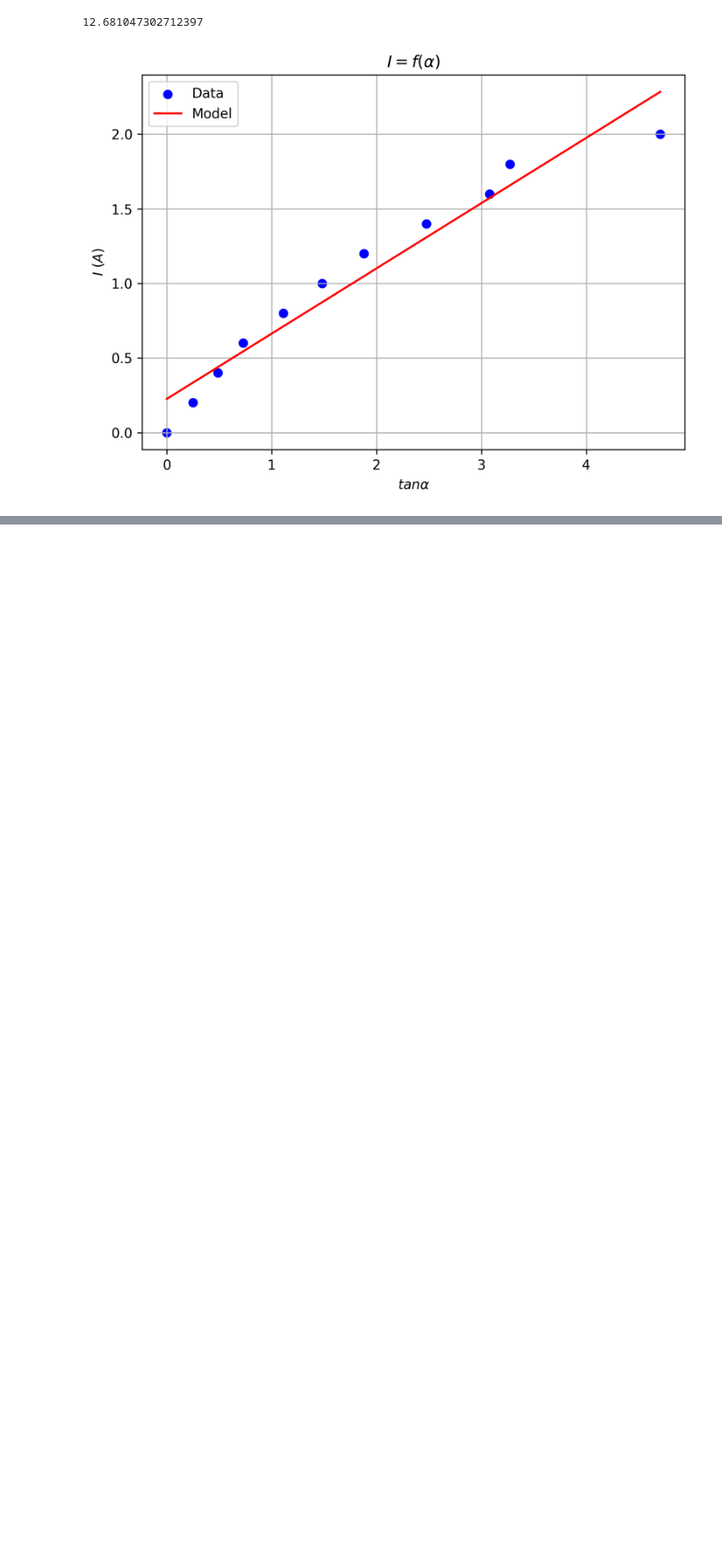
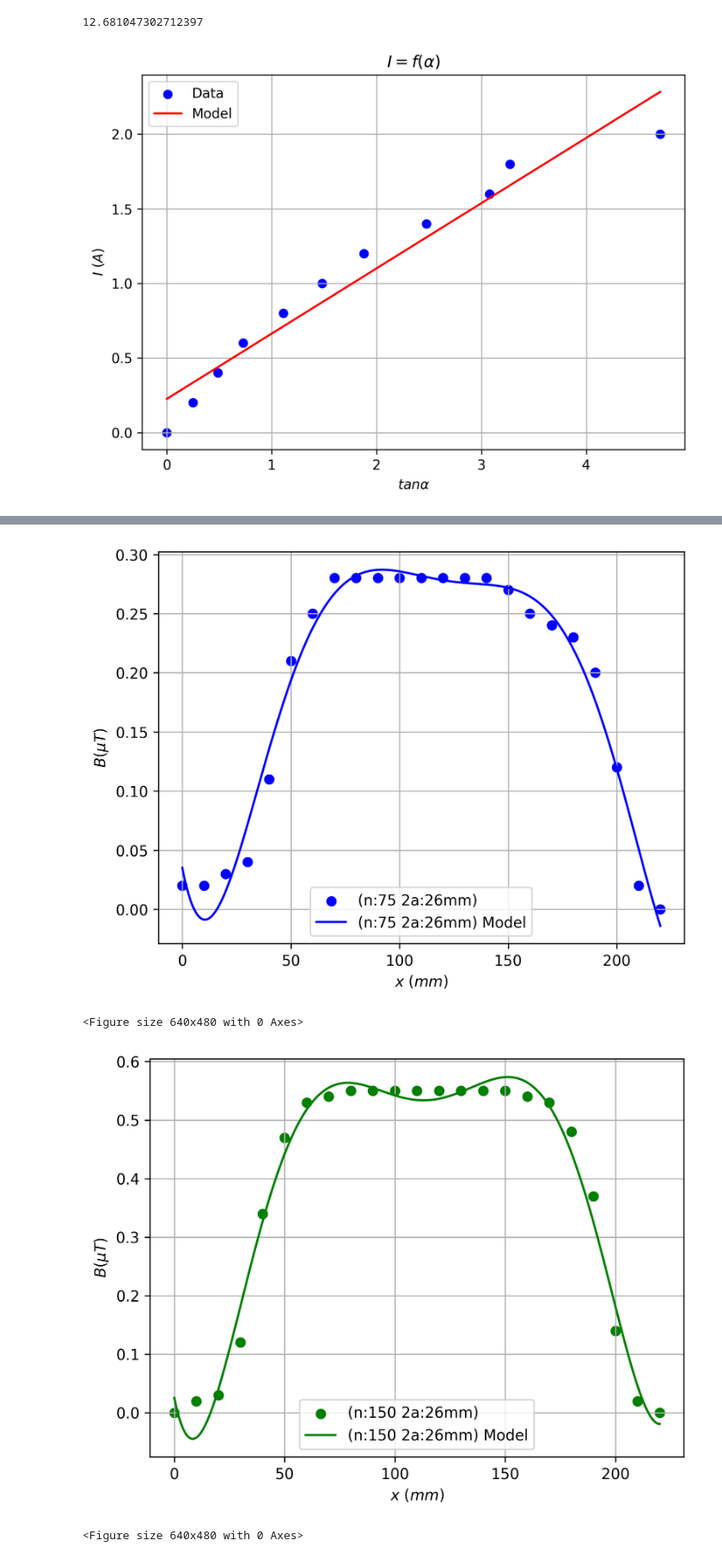
Before and after one commit to ibeuler/LAB-Reports, a Jupyter notebook: 4th_Experiment_INVESTIGATION_OF_THE_MAGNETIC_FEILD_OF_A_SOLENOID/Calculations.ipynb, the cells around one changed output, grey strips where cells are left out. Shown at 86% size. Saved outputs shown, nothing was run; the diff lists cells and outputs as text; code cells hidden in the pictures; blank space fills up the shorter version.

Commit message:
figures added

```diff
--- a/4th_Experiment_INVESTIGATION_OF_THE_MAGNETIC_FEILD_OF_A_SOLENOID/Calculations.ipynb
+++ b/4th_Experiment_INVESTIGATION_OF_THE_MAGNETIC_FEILD_OF_A_SOLENOID/Calculations.ipynb
@@ -72,3 +89,6 @@ plt.savefig(fig_path+"current_vs_tan_alpha.jpg")
 plt.show()
 # %% [output]
 [figure]
+# %%
+for i in inside_feild_data.columns:
+    print(i)
@@ -74,0 +102,4 @@ plt.show()
+# %%
+for column_name in inside_feild_data.columns:
+    if column_name != "x (mm)":
+        print(i)
@@ -74,0 +112,35 @@ plt.show()
+# %%
+Degree = 6
+X_mm = inside_feild_data["x (mm)"].to_numpy().reshape(-1,1)
+poly_features = PolynomialFeatures(degree=Degree)
+X_poly = poly_features.fit_transform(X_mm)
+colors = itertools.cycle(['b', 'g', 'r', 'c', 'm', 'y', 'k'])
+
+
+for column_name in inside_feild_data.columns:
+    if column_name != "x (mm)":
+        plt.figure(dpi=300)
+        color = next(colors)
+
+        y = inside_feild_data[column_name]
+        model = LinearRegression()
+        model.fit(X_poly, y)
+        line_space = np.linspace(min(X_mm), max(X_mm),1000).reshape(-1,1)
+        poly_line_space = poly_features.fit_transform(line_space)
+        prediction = model.predict(poly_line_space)
+
+        plt.scatter(X_mm, y, label=column_name.replace(" B (mT)", "").replace("turns ", ""), c=color)
+        plt.plot(line_space,prediction, label=column_name.replace(" B (mT)", "").replace("turns ", "")+" Model", c=color)
+
+        plt.grid(True)
+        plt.ylabel(r"$B (\mu T)$")
+        plt.xlabel(r"$x$ $(mm)$")
+        plt.legend()
+        file_name= column_name.replace("turns ", "").replace(":", "_").replace(" ", "_")
+        plt.savefig(fig_path+f"{file_name}.jpg", dpi=300)
+        plt.show()
+# %% [output]
+[figure, added]
+<Figure size 640x480 with 0 Axes>
+[figure, added]
+<Figure size 640x480 with 0 Axes>
```
Also changed, not shown: parts of 6 cells of this notebook, 6 other files.
